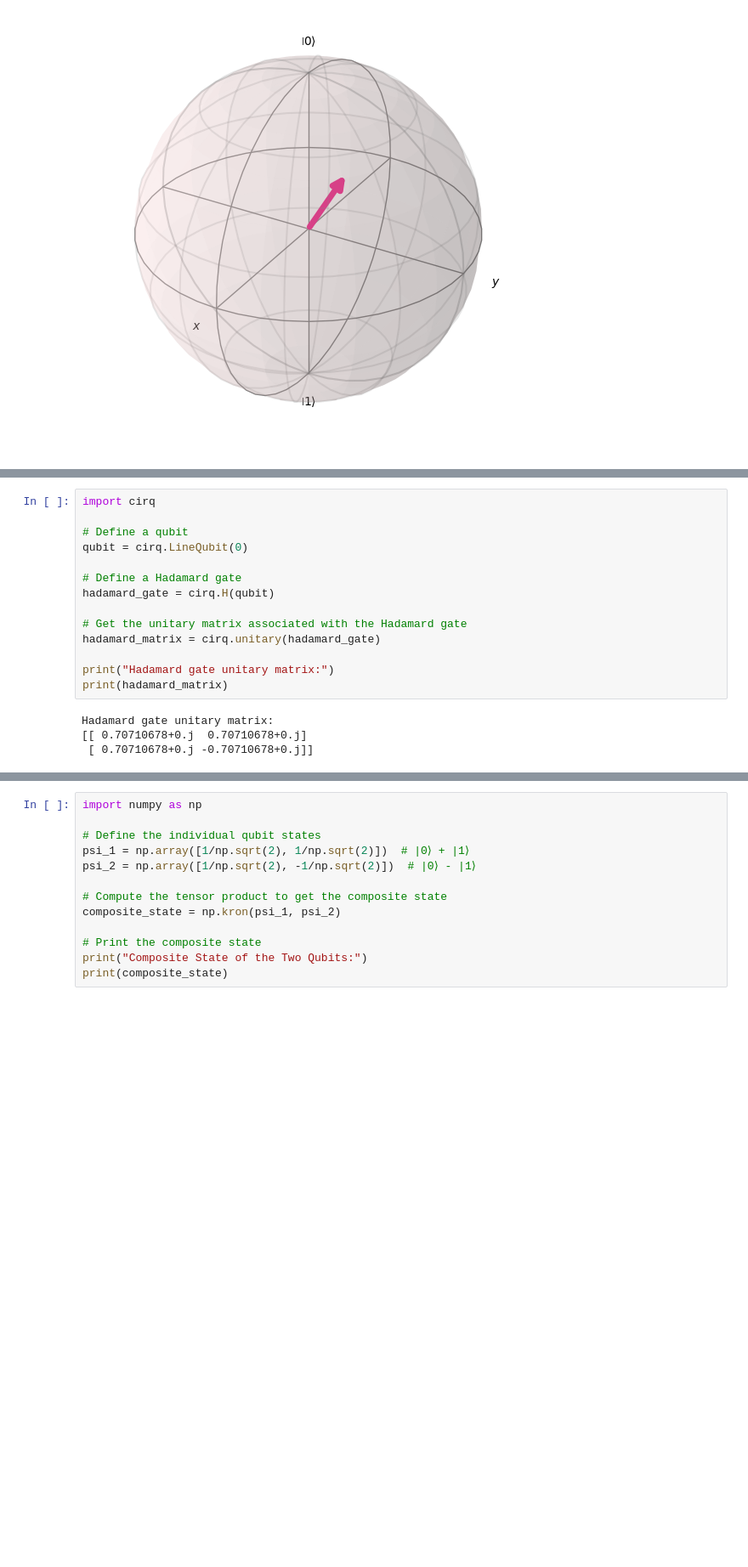
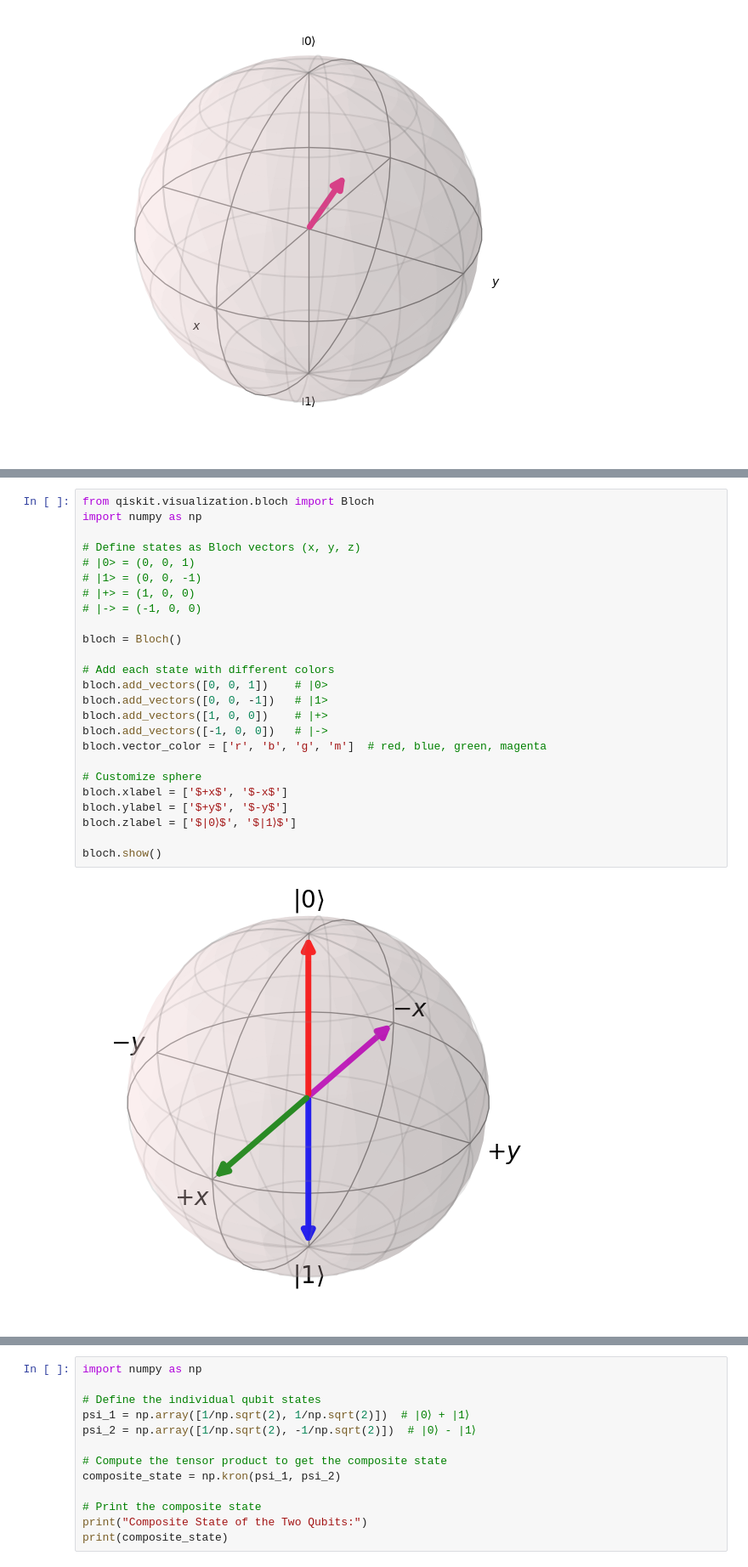
Before and after one commit to retiangson/MSE800_PSE, a Jupyter notebook: Quantum_Computing/Week3/week3_2.ipynb, the cells around one changed output, grey strips where cells are left out. Shown at 85% size. Drawn from its saved outputs; the diff is of its cells as text; blank space fills up the shorter version.

```diff
--- a/Quantum_Computing/Week3/week3_2.ipynb
+++ b/Quantum_Computing/Week3/week3_2.ipynb
@@ -33,21 +32,30 @@ Statevector([0.        +0.j, 0.        +0.j, 0.70710678+0.j,
 # %%
-import cirq
+from qiskit.visualization.bloch import Bloch
+import numpy as np
 
-# Define a qubit
-qubit = cirq.LineQubit(0)
+# Define states as Bloch vectors (x, y, z)
+# |0> = (0, 0, 1)
+# |1> = (0, 0, -1)
+# |+> = (1, 0, 0)
+# |-> = (-1, 0, 0)
 
-# Define a Hadamard gate
-hadamard_gate = cirq.H(qubit)
+bloch = Bloch()
 
-# Get the unitary matrix associated with the Hadamard gate
-hadamard_matrix = cirq.unitary(hadamard_gate)
+# Add each state with different colors
+bloch.add_vectors([0, 0, 1])    # |0>
+bloch.add_vectors([0, 0, -1])   # |1>
+bloch.add_vectors([1, 0, 0])    # |+>
+bloch.add_vectors([-1, 0, 0])   # |->
+bloch.vector_color = ['r', 'b', 'g', 'm']  # red, blue, green, magenta
 
-print("Hadamard gate unitary matrix:")
-print(hadamard_matrix)
+# Customize sphere
+bloch.xlabel = ['$+x$', '$-x$']
+bloch.ylabel = ['$+y$', '$-y$']
+bloch.zlabel = ['$|0⟩$', '$|1⟩$']
+
+bloch.show()
 # %% [output]
-Hadamard gate unitary matrix:
-[[ 0.70710678+0.j  0.70710678+0.j]
- [ 0.70710678+0.j -0.70710678+0.j]]
+[figure, added]
 # %%
 import cirq
 
```
Also changed, not shown: parts of 2 cells of this notebook, 32 other files.
